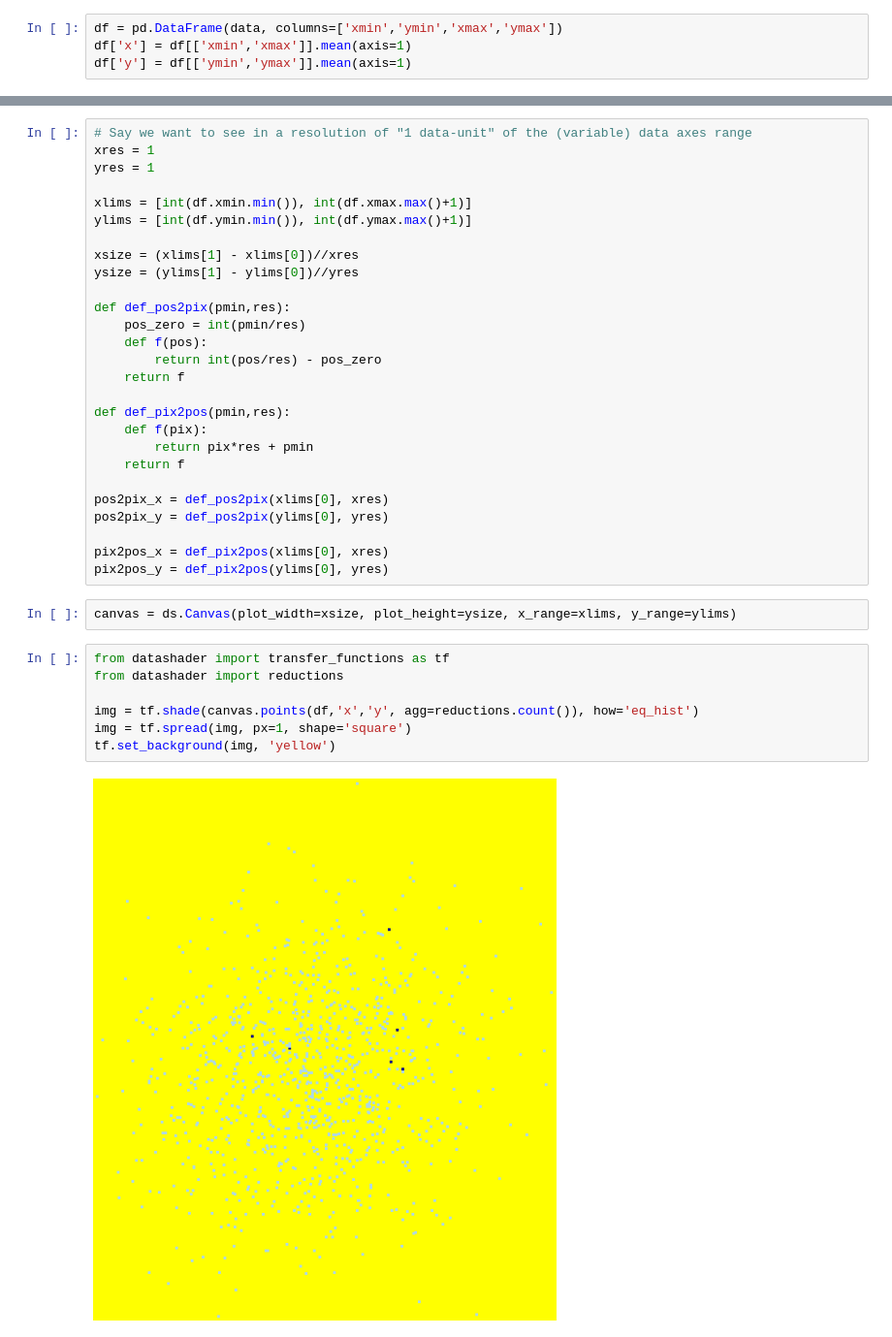
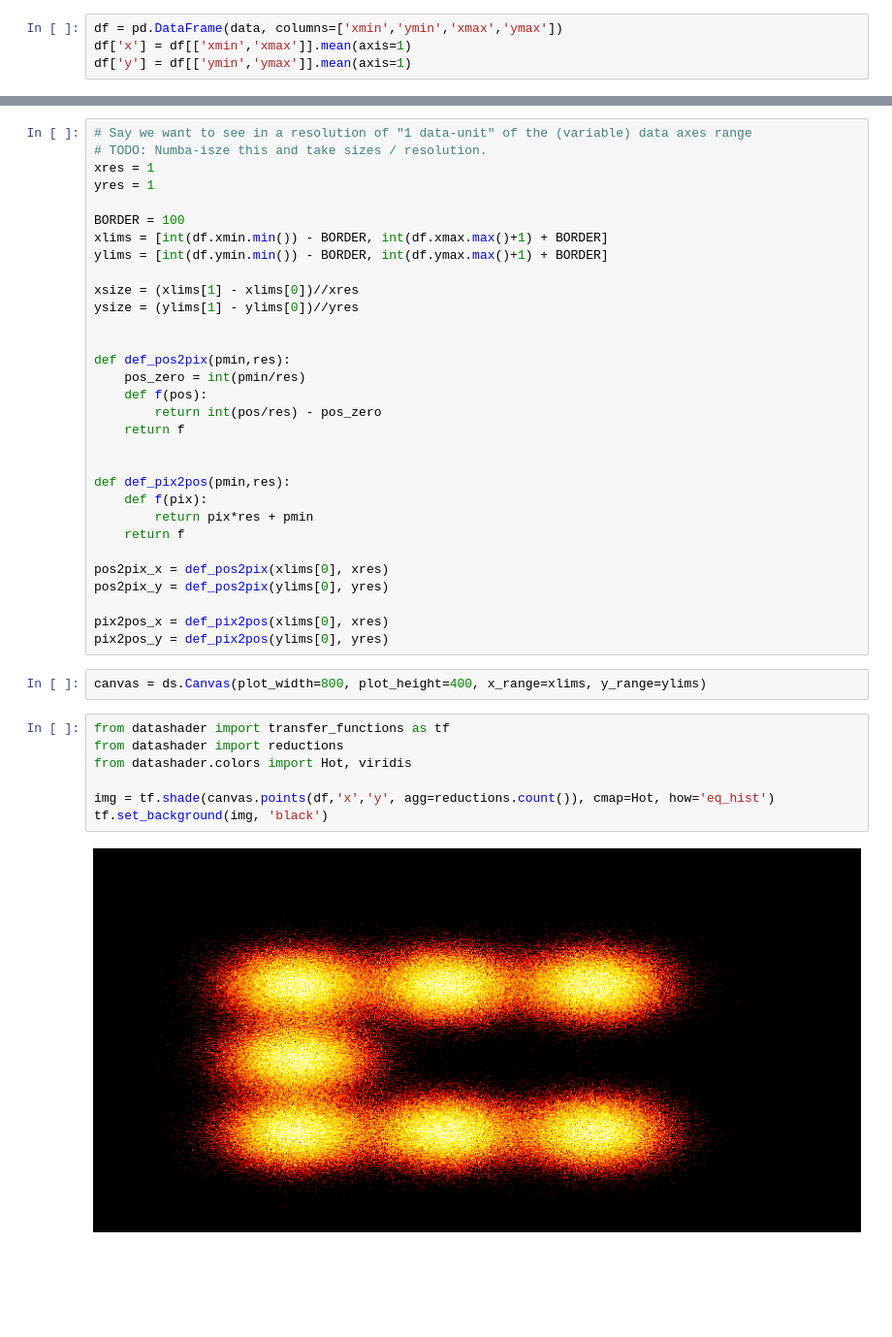
Before and after one commit to parietal-io/py-rbush, a Jupyter notebook: docs/notebooks/Plotting_rbush_items_with_datashader.ipynb, the cells around one changed output, grey strips where cells are left out. Shown at 97% size. Drawn from its saved outputs; the diff is of its cells as text; blank space fills up the shorter version.

Commit message:
updatd generate_data_array and plotting notebook

```diff
--- a/docs/notebooks/Plotting_rbush_items_with_datashader.ipynb
+++ b/docs/notebooks/Plotting_rbush_items_with_datashader.ipynb
@@ -115,19 +187,23 @@ glyph = ds.glyphs.Point('x', 'y')
 # %%
 # Say we want to see in a resolution of "1 data-unit" of the (variable) data axes range
+# TODO: Numba-isze this and take sizes / resolution.
 xres = 1
 yres = 1
 
-xlims = [int(df.xmin.min()), int(df.xmax.max()+1)]
-ylims = [int(df.ymin.min()), int(df.ymax.max()+1)]
+BORDER = 100
+xlims = [int(df.xmin.min()) - BORDER, int(df.xmax.max()+1) + BORDER]
+ylims = [int(df.ymin.min()) - BORDER, int(df.ymax.max()+1) + BORDER]
 
 xsize = (xlims[1] - xlims[0])//xres
 ysize = (ylims[1] - ylims[0])//yres
+
 
 def def_pos2pix(pmin,res):
     pos_zero = int(pmin/res)
     def f(pos):
         return int(pos/res) - pos_zero
     return f
+
 
 def def_pix2pos(pmin,res):
     def f(pix):
@@ -140,14 +216,14 @@ pos2pix_y = def_pos2pix(ylims[0], yres)
 pix2pos_x = def_pix2pos(xlims[0], xres)
 pix2pos_y = def_pix2pos(ylims[0], yres)
 # %%
-canvas = ds.Canvas(plot_width=xsize, plot_height=ysize, x_range=xlims, y_range=ylims)
+canvas = ds.Canvas(plot_width=800, plot_height=400, x_range=xlims, y_range=ylims)
 # %%
 from datashader import transfer_functions as tf
 from datashader import reductions
+from datashader.colors import Hot, viridis
 
-img = tf.shade(canvas.points(df,'x','y', agg=reductions.count()), how='eq_hist')
-img = tf.spread(img, px=1, shape='square')
-tf.set_background(img, 'yellow')
+img = tf.shade(canvas.points(df,'x','y', agg=reductions.count()), cmap=Hot, how='eq_hist')
+tf.set_background(img, 'black')
 # %% [output]
-[figure, old version]
+[figure, new version]
 # %%
```
Also changed, not shown: parts of 14 cells of this notebook, 1 other file.
